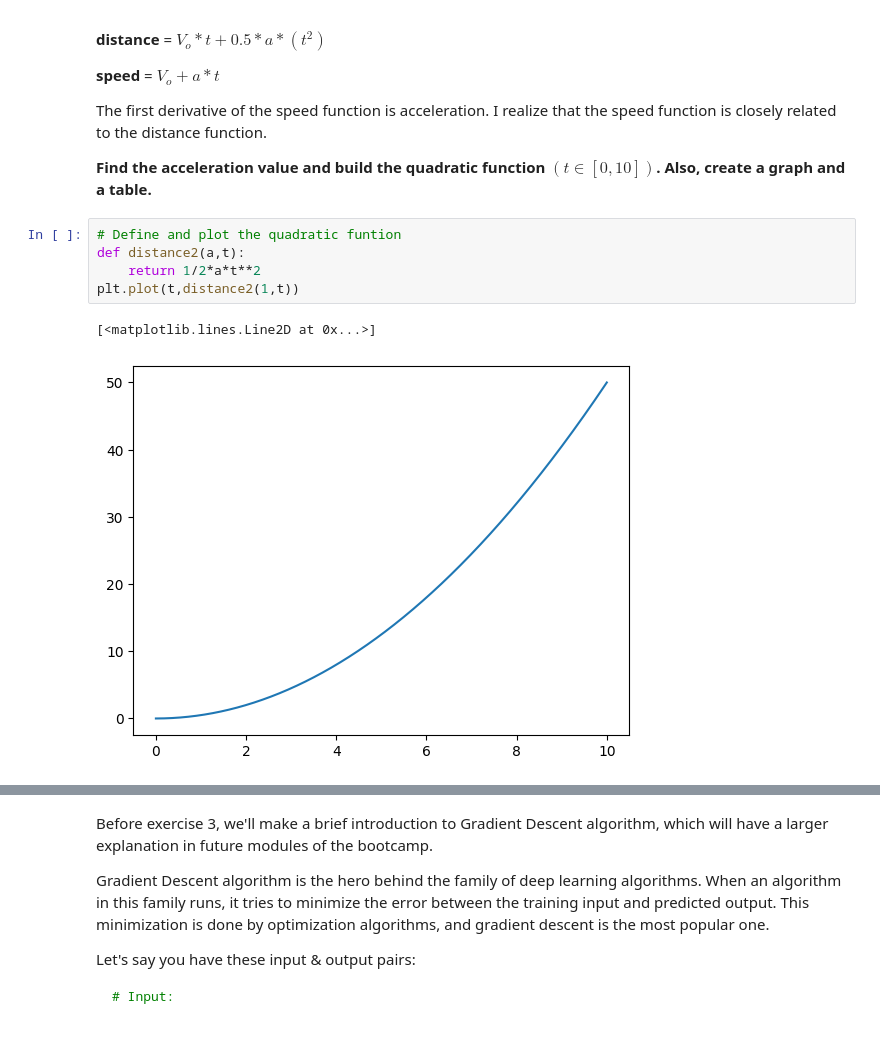
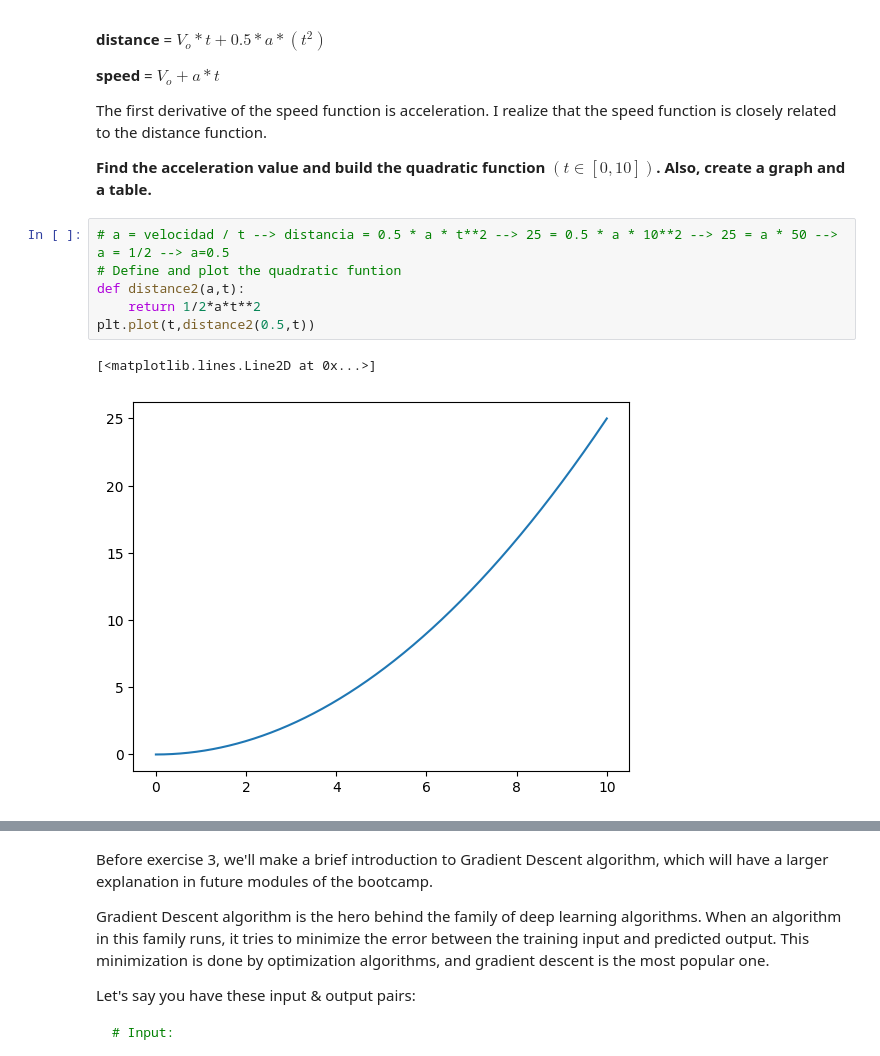
Before and after one commit to mgnorero/calculus-and-algebra-problems-with-python, a Jupyter notebook: notebook/problems.ipynb, the cells around one changed output, grey strips where cells are left out. Drawn from its saved outputs; the diff is of its cells as text.

```diff
--- a/notebook/problems.ipynb
+++ b/notebook/problems.ipynb
@@ -75,12 +75,13 @@ The first derivative of the speed function is acceleration. I realize that the s
 
 **Find the acceleration value and build the quadratic function  $(t ∈ [0,10])$. Also, create a graph and a table.**
 # %%
+# a = velocidad / t --> distancia = 0.5 * a * t**2 --> 25 = 0.5 * a * 10**2 --> 25 = a * 50 --> a = 1/2 --> a=0.5
 # Define and plot the quadratic funtion
 def distance2(a,t):
     return 1/2*a*t**2
-plt.plot(t,distance2(1,t))
+plt.plot(t,distance2(0.5,t))
 # %% [output]
 [<matplotlib.lines.Line2D at 0x...>]
-[figure, old version]
+[figure, new version]
 # %%
 # Create a DataFrame
```
Also changed, not shown: parts of 7 cells of this notebook.
